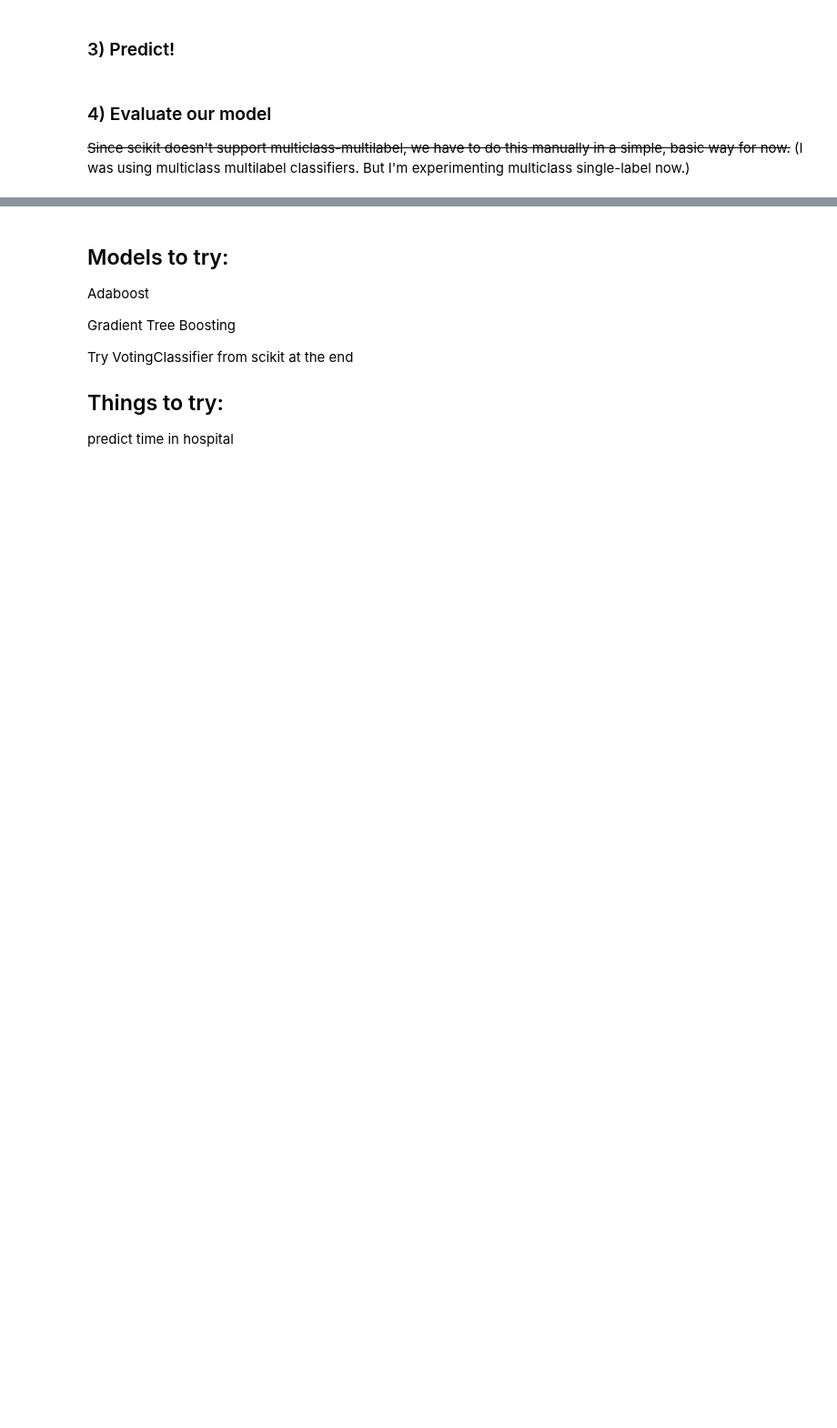
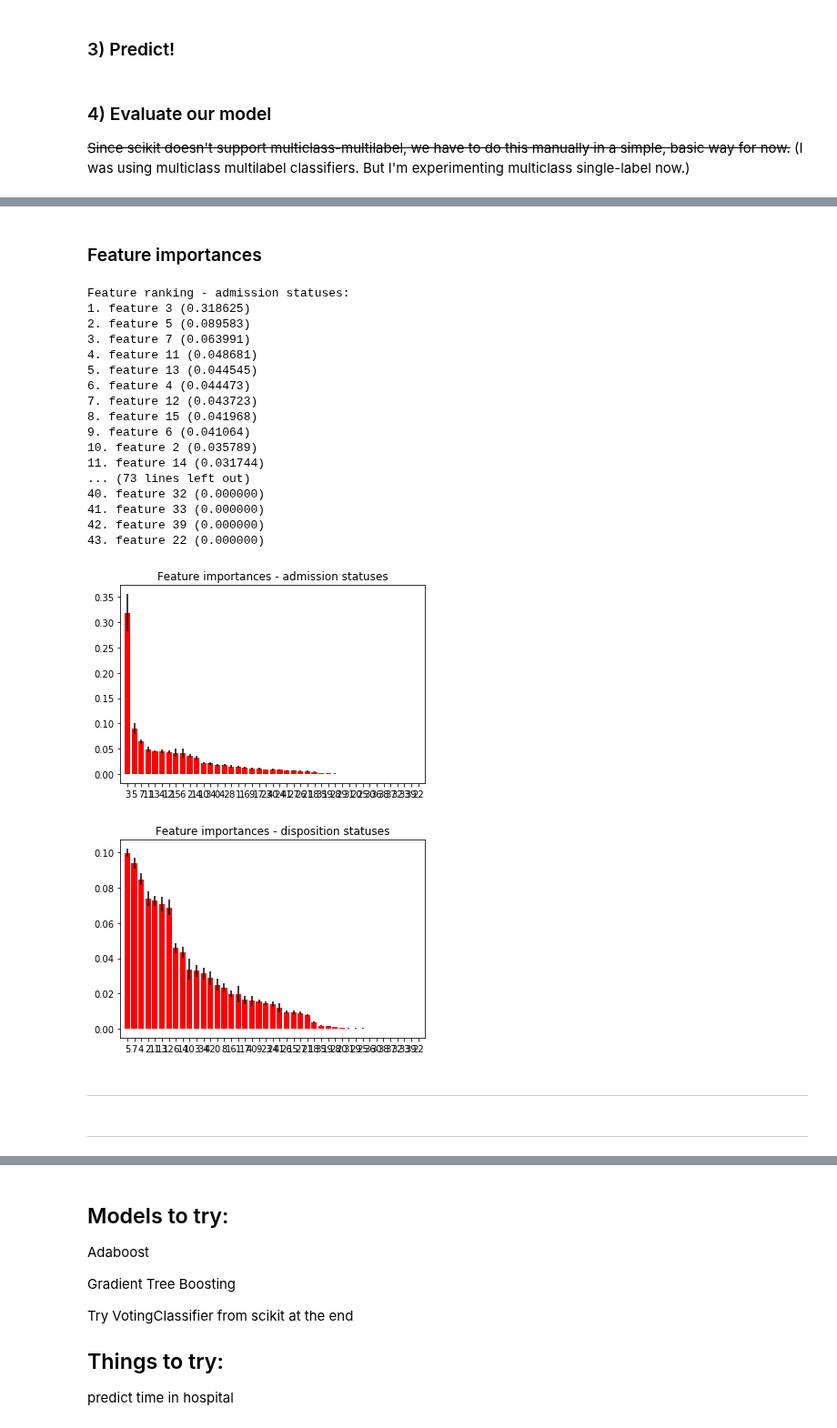
Before and after one commit to domingohui/deep_health, a Jupyter notebook: training_model/random_forest.ipynb, the cells around one changed output, grey strips where cells are left out. Shown at 91% size. Saved outputs shown, nothing was run; the diff lists cells and outputs as text; code cells hidden in the pictures; blank space fills up the shorter version.

Commit message:
extra trees and plot feature importances

```diff
--- a/training_model/random_forest.ipynb
+++ b/training_model/random_forest.ipynb
@@ -7,2 +9,2 @@ import math
 # %%
-df=pd.read_csv('dataset_output/raw_training_data_cleaned_up.csv')
+df = process_data('dataset_output/raw_training_data_cleaned_up.csv')
@@ -14,2 +28,0 @@ frac is the fraction of rows to return; in this case 100% of them, in random ord
-# %%
-df = df.sample(frac=1).reset_index(drop=True)
@@ -18,7 +28,0 @@ df = df.sample(frac=1).reset_index(drop=True)
-# %%
-df.rename(columns={'glyburide.metformin':'glyburide_metformin',
-                   'glipizide.metformin':'glipizide_metformin',
-                   'glimepiride.pioglitazone':'glimepiride_pioglitazone',
-                   'metformin.rosiglitazone':'metformin_rosiglitazone',
-                   'metformin.pioglitazone':'metformin_pioglitazone'},
-          inplace=True)
@@ -95,8 +57,8 @@ X_admission_train, X_admission_test, y_admission_train, y_admission_test = train
 # %% [markdown]
 ### 2) Run RandomForestClassifier to train our model
 # %%
-admission_classifier = RandomForestClassifier(n_estimators=70, n_jobs=-1 )
-disposition_classifier = RandomForestClassifier(n_estimators=70, n_jobs=-1 )
+admission_classifier = RandomForestClassifier(n_estimators=100, n_jobs=-1 )
+disposition_classifier = RandomForestClassifier(n_estimators=100, n_jobs=-1 )
 
 admission_classifier.fit(X_admission_train, y_admission_train)
 disposition_classifier.fit(X_disposition_train, y_disposition_train)
@@ -156,0 +119,65 @@ avg / total       0.87      0.63      0.72     30211
+# %% [markdown]
+### Feature importances
+# %%
+import matplotlib.pyplot as plt
+
+fi_admission = admission_classifier.feature_importances_
+fi_disposition = disposition_classifier.feature_importances_
+
+stdev_admission = np.std([tree.feature_importances_ for tree in admission_classifier.estimators_],
+             axis=0)
+stdev_disposition = np.std([tree.feature_importances_ for tree in disposition_classifier.estimators_],
+             axis=0)
+
+indices_admission = np.argsort(fi_admission)[::-1]
+indices_disposition = np.argsort(fi_disposition)[::-1]
+
+# Print the feature ranking
+print("Feature ranking - admission statuses:")
+for f in range(X_admission_train.shape[1]):
+    print("%d. feature %d (%f)" % (f + 1, indices_admission[f], fi_admission[indices_admission[f]]))
+
+print("\nFeature ranking - disposition statuses:")
+for f in range(X_disposition_train.shape[1]):
+    print("%d. feature %d (%f)" % (f + 1, indices_disposition[f], fi_disposition[indices_disposition[f]]))
+
+# Plot the feature importances of the forest
+plt.figure()
+plt.title("Feature importances - admission statuses")
+plt.bar(range(X_admission_train.shape[1]), fi_admission[indices_admission],
+       color="r", yerr=stdev_admission[indices_admission], align="center")
+plt.xticks(range(X_admission_train.shape[1]), indices_admission)
+plt.xlim([-1, X_admission_train.shape[1]])
+plt.show()
+
+plt.figure()
+plt.title("Feature importances - disposition statuses")
+plt.bar(range(X_disposition_train.shape[1]), fi_disposition[indices_disposition],
+       color="r", yerr=stdev_disposition[indices_disposition], align="center")
+plt.xticks(range(X_disposition_train.shape[1]), indices_disposition)
+plt.xlim([-1, X_disposition_train.shape[1]])
+plt.show()
+# %% [output]
+Feature ranking - admission statuses:
+1. feature 3 (0.318625)
+2. feature 5 (0.089583)
+3. feature 7 (0.063991)
+4. feature 11 (0.048681)
+5. feature 13 (0.044545)
+6. feature 4 (0.044473)
+7. feature 12 (0.043723)
+8. feature 15 (0.041968)
+9. feature 6 (0.041064)
+10. feature 2 (0.035789)
+11. feature 14 (0.031744)
+... (73 lines left out)
+40. feature 32 (0.000000)
+41. feature 33 (0.000000)
+42. feature 39 (0.000000)
+43. feature 22 (0.000000)
+[figure, added]
+[figure, added]
+# %% [markdown]
+---
+# %% [markdown]
+---
```
Also changed, not shown: parts of 27 cells of this notebook, 2 other files.
